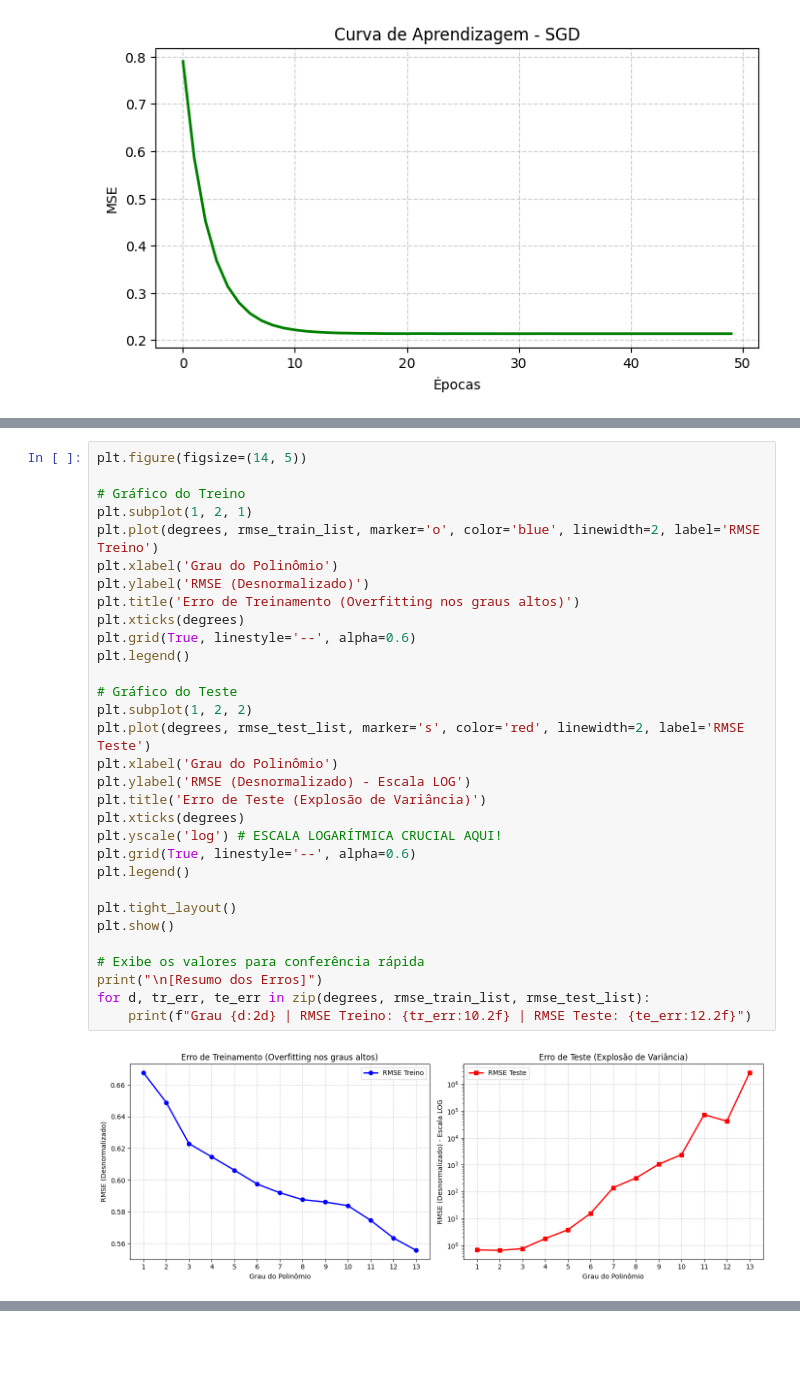
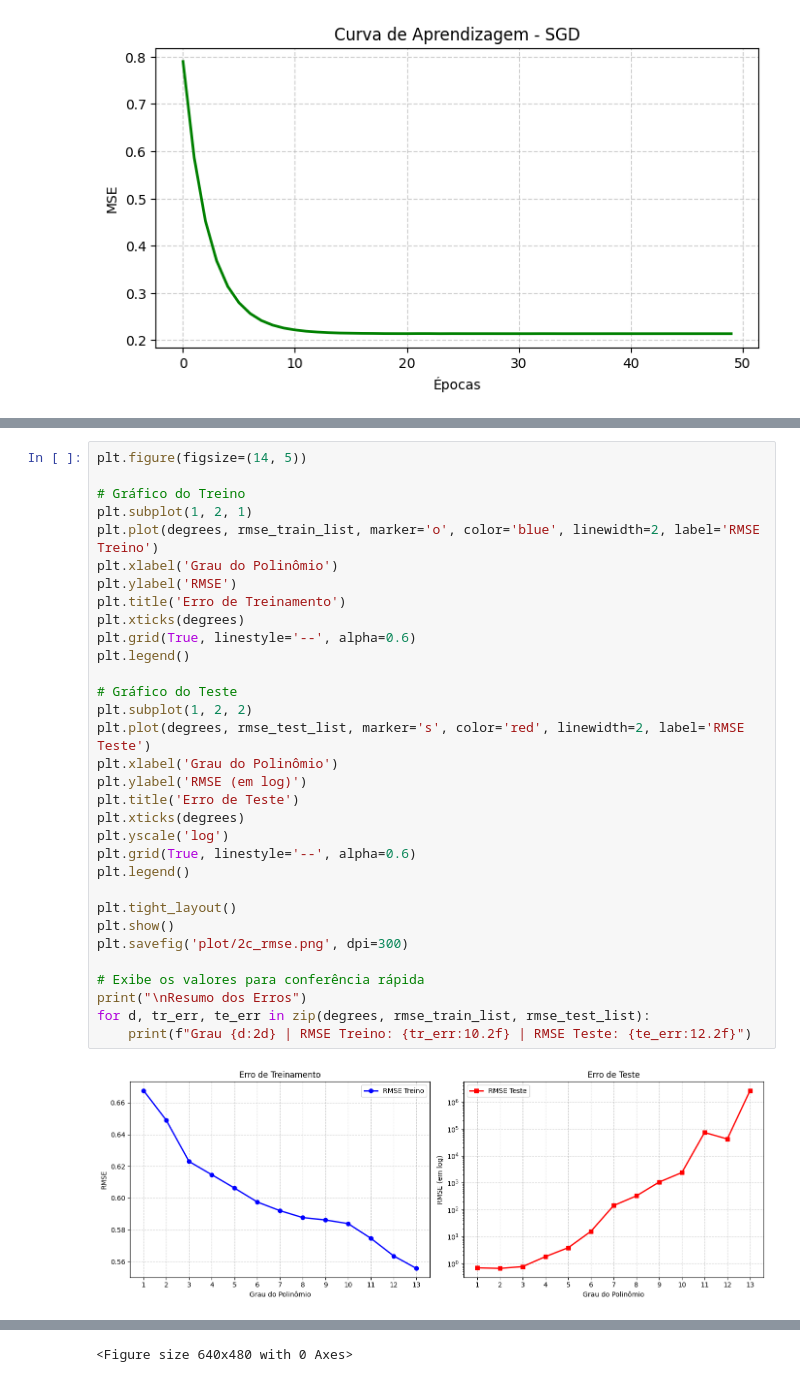
Before and after one commit to eantropix/ufcprojects, a Jupyter notebook: ml/lista1/lista01.ipynb, the cells around one changed output, grey strips where cells are left out. Cells and saved outputs as stored; diff of their text form; blank space fills up the shorter version.

Commit message:
fixed comments, now saving q2 plots to folder

```diff
--- a/ml/lista1/lista01.ipynb
+++ b/ml/lista1/lista01.ipynb
@@ -287,33 +281,34 @@ Calculando predições e RMSE para Treino e Teste...
 # %%
 plt.figure(figsize=(14, 5))
 
 # Gráfico do Treino
 plt.subplot(1, 2, 1)
 plt.plot(degrees, rmse_train_list, marker='o', color='blue', linewidth=2, label='RMSE Treino')
 plt.xlabel('Grau do Polinômio')
-plt.ylabel('RMSE (Desnormalizado)')
-plt.title('Erro de Treinamento (Overfitting nos graus altos)')
+plt.ylabel('RMSE')
+plt.title('Erro de Treinamento')
 plt.xticks(degrees)
 plt.grid(True, linestyle='--', alpha=0.6)
 plt.legend()
 
 # Gráfico do Teste
 plt.subplot(1, 2, 2)
 plt.plot(degrees, rmse_test_list, marker='s', color='red', linewidth=2, label='RMSE Teste')
 plt.xlabel('Grau do Polinômio')
-plt.ylabel('RMSE (Desnormalizado) - Escala LOG')
-plt.title('Erro de Teste (Explosão de Variância)')
+plt.ylabel('RMSE (em log)')
+plt.title('Erro de Teste')
 plt.xticks(degrees)
-plt.yscale('log') # ESCALA LOGARÍTMICA CRUCIAL AQUI!
+plt.yscale('log')
 plt.grid(True, linestyle='--', alpha=0.6)
 plt.legend()
 
 plt.tight_layout()
 plt.show()
+plt.savefig('plot/2c_rmse.png', dpi=300)
 
 # Exibe os valores para conferência rápida
-print("\n[Resumo dos Erros]")
+print("\nResumo dos Erros")
 for d, tr_err, te_err in zip(degrees, rmse_train_list, rmse_test_list):
     print(f"Grau {d:2d} | RMSE Treino: {tr_err:10.2f} | RMSE Teste: {te_err:12.2f}")
 # %% [output]
-[figure, old version]
+[figure, new version]
@@ -334 +329,2 @@ Grau 13 | RMSE Treino:       0.56 | RMSE Teste:   2645343.33
+<Figure size 640x480 with 0 Axes>
 # %%
```
Also changed, not shown: parts of 6 cells of this notebook, 5 other files.
